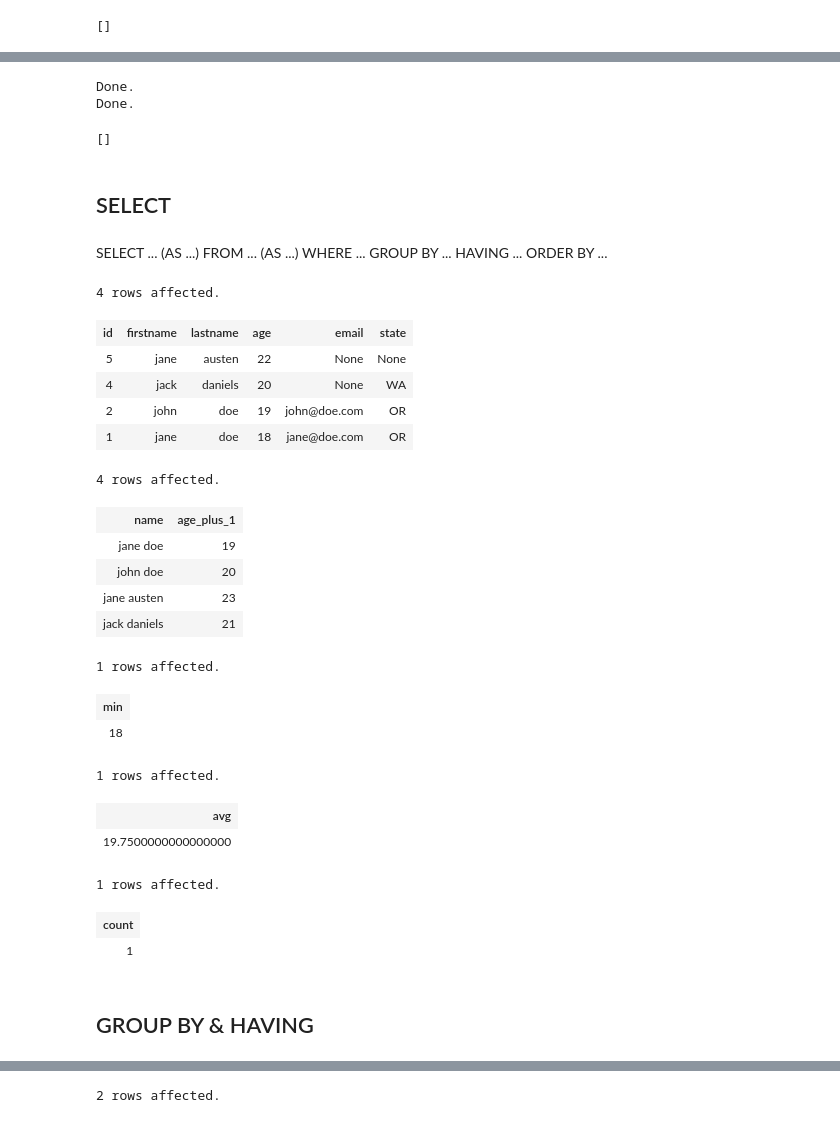
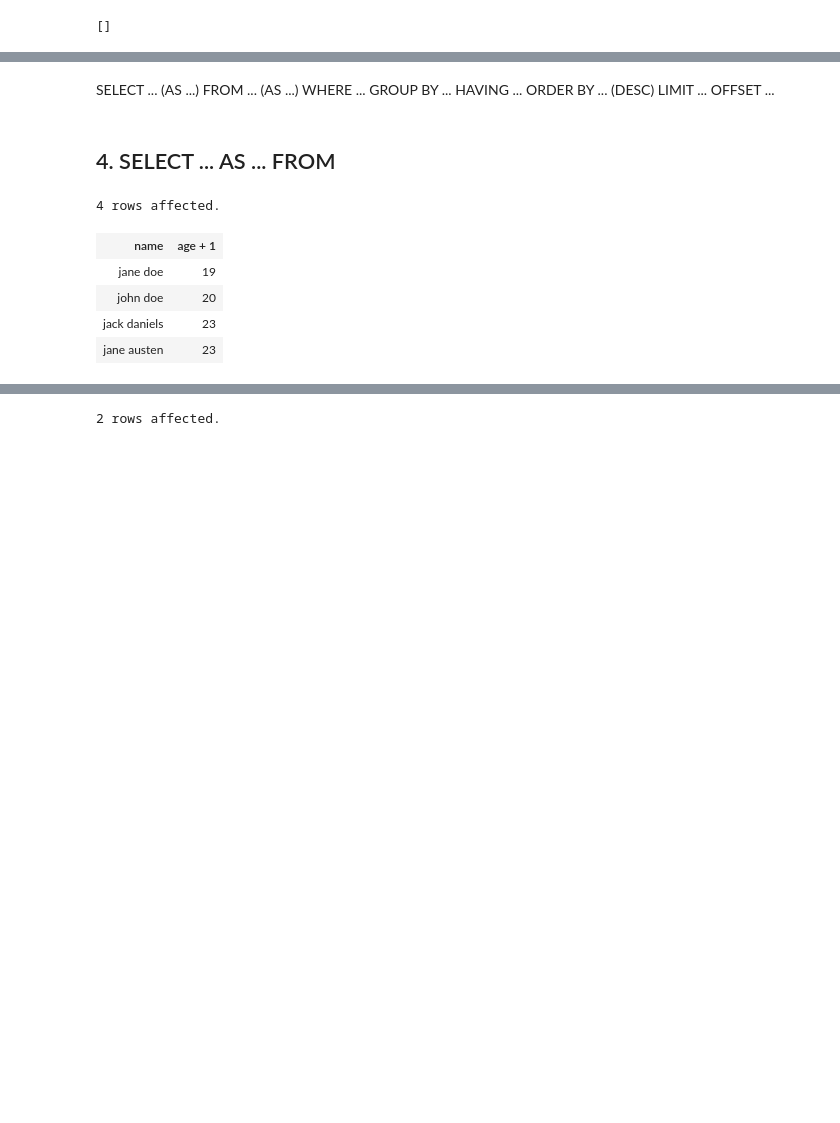
Before and after one commit to ixig/ML_CheatSheets, a Jupyter notebook: ipynb/SQLCheatSheet.ipynb, the cells around one changed output, grey strips where cells are left out. Drawn from its saved outputs; the diff is of its cells as text; code cells hidden in the pictures; blank space fills up the shorter version.

```diff
--- a/ipynb/SQLCheatSheet.ipynb
+++ b/ipynb/SQLCheatSheet.ipynb
@@ -93,14 +102,10 @@ INSERT INTO customers (firstName, lastName, age) VALUES
 # %%
 %%sql
 UPDATE customers SET
+age=age-1,
 email='jack@daniels.net',
 state='CA'
 WHERE lastname='daniels' AND age=99;
 # %% [output]
 1 rows affected.
 []
-# %%
-%%sql
-UPDATE customers SET
-age=age-1
-WHERE lastname='daniels' AND age=99;
@@ -131,55 +121,14 @@ Done.
-# %%
-%%sql
-CALL insert_delete('joe', 'shmoe', 2);
-DROP PROCEDURE insert_delete;
-# %% [output]
-Done.
-Done.
-[]
-# %% [markdown]
-## SELECT
 # %% [markdown]
-SELECT ... (AS ...) FROM ... (AS ...) WHERE ... GROUP BY ... HAVING ... ORDER BY ...
+SELECT ... (AS ...) FROM ... (AS ...) WHERE ... GROUP BY ... HAVING ... ORDER BY ... (DESC) LIMIT ... OFFSET ...
-# %%
-%%sql
-SELECT * from customers ORDER BY age DESC;
-# %% [output]
-4 rows affected.
-| id | firstname | lastname | age | email | state |
-| 5 | jane | austen | 22 | None | None |
-| 4 | jack | daniels | 20 | None | WA |
-| 2 | john | doe | 19 | john@doe.com | OR |
-| 1 | jane | doe | 18 | jane@doe.com | OR |
+# %% [markdown]
+## 4. SELECT ... AS ... FROM
 # %%
 %%sql
-SELECT CONCAT(firstName, ' ', lastName) AS name, age + 1 AS age_plus_1 from customers;
+SELECT CONCAT(firstName, ' ', lastName) AS name, age + 1 AS "age + 1" FROM customers;
 # %% [output]
 4 rows affected.
-| name | age_plus_1 |
+| name | age + 1 |
 | jane doe | 19 |
 | john doe | 20 |
+| jack daniels | 23 |
 | jane austen | 23 |
-| jack daniels | 21 |
-# %%
-%%sql
-SELECT MIN(age) from customers; -- also: MAX()
-# %% [output]
-1 rows affected.
-| min |
-| 18 |
-# %%
-%%sql
-SELECT AVG(age) from customers; -- also: SUM()
-# %% [output]
-1 rows affected.
-| avg |
-| 19.7500000000000000 |
-# %%
-%%sql
-SELECT COUNT(*) from customers where age>20;
-# %% [output]
-1 rows affected.
-| count |
-| 1 |
-# %% [markdown]
-## GROUP BY  &  HAVING
```
Also changed, not shown: parts of 77 cells of this notebook, 2 other files.
